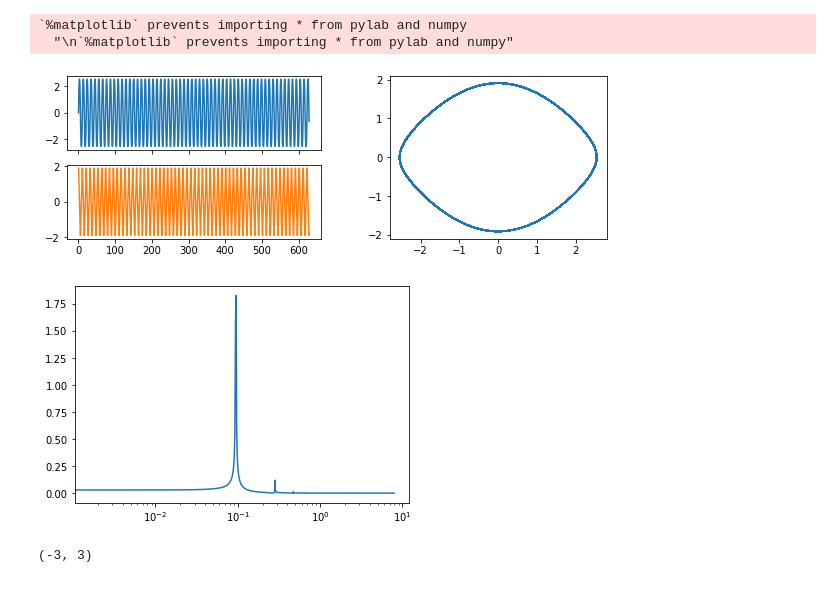
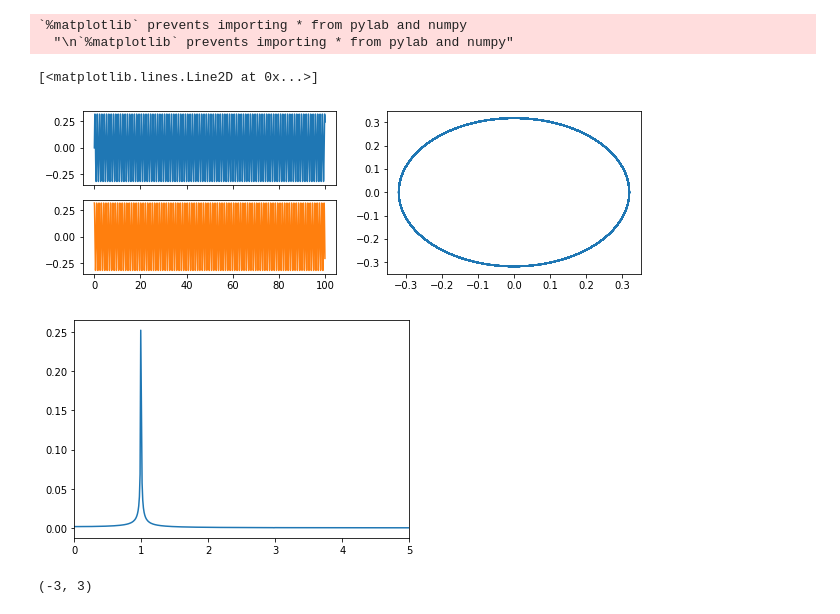
Before and after one commit to remimetzdorff/agregation, a Jupyter notebook: Python/2019-02-19_résolution d'équations différentielles.ipynb, the cells around one changed output. Cells and saved outputs as stored; diff of their text form; code cells hidden in the pictures.

```diff
--- a/Python/2019-02-19_résolution d'équations différentielles.ipynb
+++ b/Python/2019-02-19_résolution d'équations différentielles.ipynb
@@ -18,43 +18,44 @@ Populating the interactive namespace from numpy and matplotlib
 `%matplotlib` prevents importing * from pylab and numpy
   "\n`%matplotlib` prevents importing * from pylab and numpy"
 # %%
-a  = -1     # g/l dans le cas du pendule
-f  = 0*-1e-2  # frottements
-CI = [0*2*np.pi, 1.91]
+a  = -1*(2*np.pi)**2     # g/l dans le cas du pendule
+f  = -0*10e-1  # frottements
+CI = [0, 2]
 
-t = np.linspace(0, 2*np.pi*100,10000)
+t = np.linspace(0, 100,10000)
 
 def equation(Y,temps):                  # L'équation différentielle sous forme de fonction
     (y,dy)=Y                            # On décompose notre Y en (y,dy)
     return [dy,a*sin(y)+f*dy]           # On renvoie ce que vaut Y'
 
 Y, dY = odeint(equation, CI, t).T # Pour que odeint renvoit séparément les valeurs de Y et de Y',
                                   # il faut rajouter .T à la fin
 
 plt.figure(figsize=(10,3))
 sps = (2,2)
 ax1 = plt.subplot2grid(sps, (0,0))
 ax1.plot(t, Y)
 ax1.set_xticklabels([])
 ax1 = plt.subplot2grid(sps, (1,0))
-ax1.plot(t, dY, "C1")
+ax1.plot(t, dY/np.sqrt(-a), "C1")
 ax2 = plt.subplot2grid(sps, (0,1), rowspan=2)
-ax2.plot(Y, dY)
-ax2.set_aspect("equal")
+ax2.plot(Y, dY/np.sqrt(-a))
+#ax2.set_aspect("equal")
 # %% [output]
+[<matplotlib.lines.Line2D at 0x...>]
-[figure, old version]
+[figure, new version]
 # %%
 freq, y_fft = make_fft(t, Y)
 
-plt.semilogx(freq, y_fft)
-
+plt.plot(freq, y_fft)
+plt.xlim(0,5)
 
 fs   = 1 / (t[1]-t[0])
 NFFT = 1*fs
 
 Pxx, freqs = mlab.psd(Y, Fs = fs)
 # %% [output]
-[figure, old version]
+[figure, new version]
 # %%
 a  = -1     # g/l dans le cas du pendule
 f  = 0      # frottements
```
Also changed, not shown: 23 other files.
